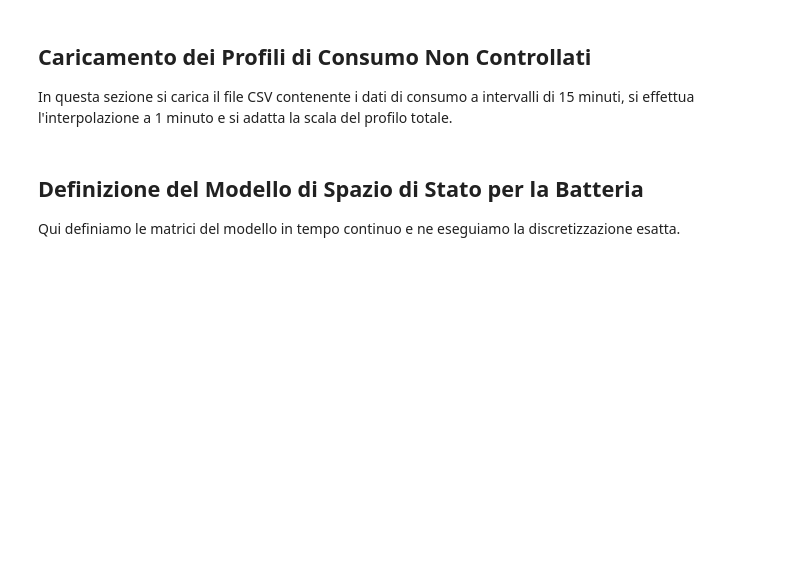
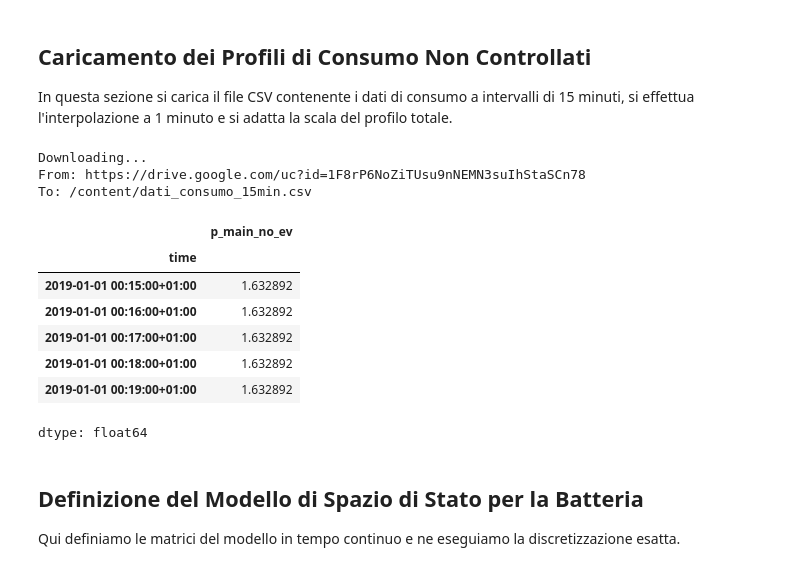
Before and after one commit to supsi-dacd-isaac/teaching, a Jupyter notebook: 2021SmartGrids/L09_Simulatore_profili_di_carico_EV_controllati.ipynb, the cells around one changed output. Cells and saved outputs as stored; diff of their text form; code cells hidden in the pictures; blank space fills up the shorter version.

```diff
--- a/2021SmartGrids/L09_Simulatore_profili_di_carico_EV_controllati.ipynb
+++ b/2021SmartGrids/L09_Simulatore_profili_di_carico_EV_controllati.ipynb
@@ -124,15 +129,27 @@ def apply_control(p, x, Ad, Bd, x_max=15, is_charging=True):
 In questa sezione si carica il file CSV contenente i dati di consumo a intervalli di 15 minuti, si effettua l'interpolazione a 1 minuto e si adatta la scala del profilo totale.
 # %%
 !gdown 1F8rP6NoZiTUsu9nNEMN3suIhStaSCn78
-df_uncontrolled = pd.read_csv('dati_consumo_15min.csv', header=0, parse_dates=[0], date_format='%d/%m/%Y %H:%M', index_col=0).tz_localize(pytz.FixedOffset(60))
+df_uncontrolled = pd.read_csv('dati_consumo_15min.csv', header=0, parse_dates=[0], date_format='%d/%m/%Y %H:%M', index_col=0).tz_localize('Etc/GMT-1')
 df_uncontrolled.head()
 
 # Somma i profili, campiona a 1 minuto con interpolazione lineare e adatta la scala da energia in kWh a potenza in kW
-df_uncontrolled_tot = df_uncontrolled.sum(axis=1).resample('1min').interpolate('linear') * 4
+df_uncontrolled_tot = df_uncontrolled.sum(axis=1).resample('1min').ffill() * 4
 df_uncontrolled_tot = df_uncontrolled_tot.rename('p_main_no_ev')
 df_uncontrolled_tot = df_uncontrolled_tot[:-1]
 
 df_uncontrolled_tot.head()
+# %% [output]
+Downloading...
+From: https://drive.google.com/uc?id=1F8rP6NoZiTUsu9nNEMN3suIhStaSCn78
+To: /content/dati_consumo_15min.csv
+|  | p_main_no_ev |
+| time |  |
+| 2019-01-01 00:15:00+01:00 | 1.632892 |
+| 2019-01-01 00:16:00+01:00 | 1.632892 |
+| 2019-01-01 00:17:00+01:00 | 1.632892 |
+| 2019-01-01 00:18:00+01:00 | 1.632892 |
+| 2019-01-01 00:19:00+01:00 | 1.632892 |
+dtype: float64
 # %% [markdown]
 ## Definizione del Modello di Spazio di Stato per la Batteria
 
```
Also changed, not shown: parts of 7 cells of this notebook.
